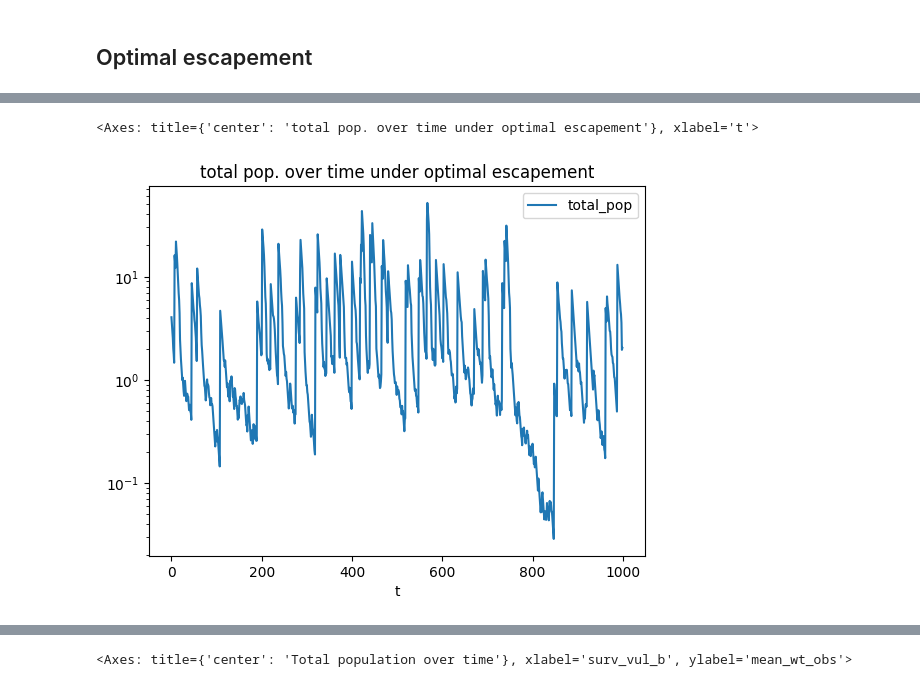
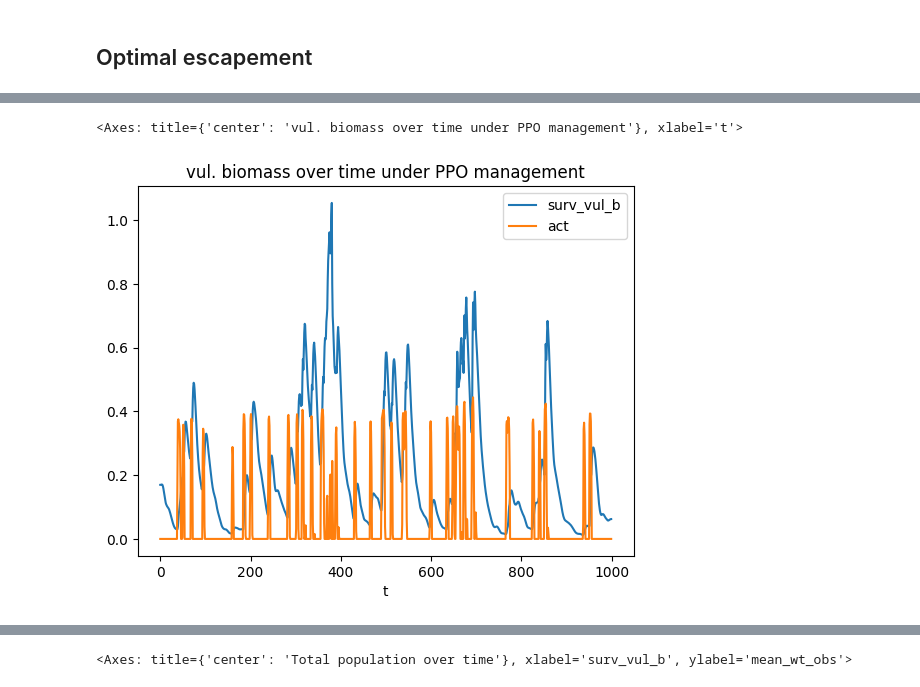
Before and after one commit to petebachant/rl4fisheries, a Jupyter notebook: notebooks/popdyn_tests.ipynb, the cells around one changed output, grey strips where cells are left out. Cells and saved outputs as stored; diff of their text form; code cells hidden in the pictures.

```diff
--- a/notebooks/popdyn_tests.ipynb
+++ b/notebooks/popdyn_tests.ipynb
@@ -30,5 +30,7 @@ from rl4fisheries.envs.asm_fns import get_r_devs
 # %%
-config = {'s':0.86, 'reproducibility_mode': True}
+r_devs = get_r_devs(n_year=1000)
+
+config = {'reproducibility_mode': True, "r_devs": r_devs}
 env = AsmEnv(config=config)
 _ = env.reset()
 # %%
@@ -66,7 +68,7 @@ def simulate_ep(env, agent, other_vars: Optional[List[Text]] = []):
                 * (obs[1]+1)/2
             )
         )
-        simulation['act'].append(act[0])
+        simulation['act'].append((1+act[0])/2)
         simulation['rew'].append(rew)
         simulation['total_pop'].append(np.sum(env.state))
         simulation['newborns'].append(env.state[0])
@@ -134,15 +138,10 @@ esc_ep.plot(
 # %%
 from stable_baselines3 import PPO
 
-PPO_CONFIG = {
-    "observation_fn_id": 'observe_2o',
-    "n_observs": 2,
-}
-
-ppo = PPO.load("../saved_agents/PPO-AsmEnv-2o.zip", env=AsmEnv(config=PPO_CONFIG), device='cpu')
+ppo = PPO.load("../saved_agents/PPO-AsmEnv-2o.zip", env=AsmEnv(config=config), device='cpu')
 # %%
 ppo_ep = pd.DataFrame(simulate_ep(env, ppo, other_vars=['ssb', 'surv_vul_b', 'harv_vul_b', 'state']))
-ppo_ep.plot(x='t', y = ['total_pop'], title='total pop. over time under optimal escapement', logy=True)
+ppo_ep.plot(x='t', y = ['surv_vul_b', 'act'], title='vul. biomass over time under PPO management')
 # %% [output]
-<Axes: title={'center': 'total pop. over time under optimal escapement'}, xlabel='t'>
+<Axes: title={'center': 'vul. biomass over time under PPO management'}, xlabel='t'>
-[figure, old version]
+[figure, new version]
```
Also changed, not shown: parts of 15 cells of this notebook, 1 other file.
